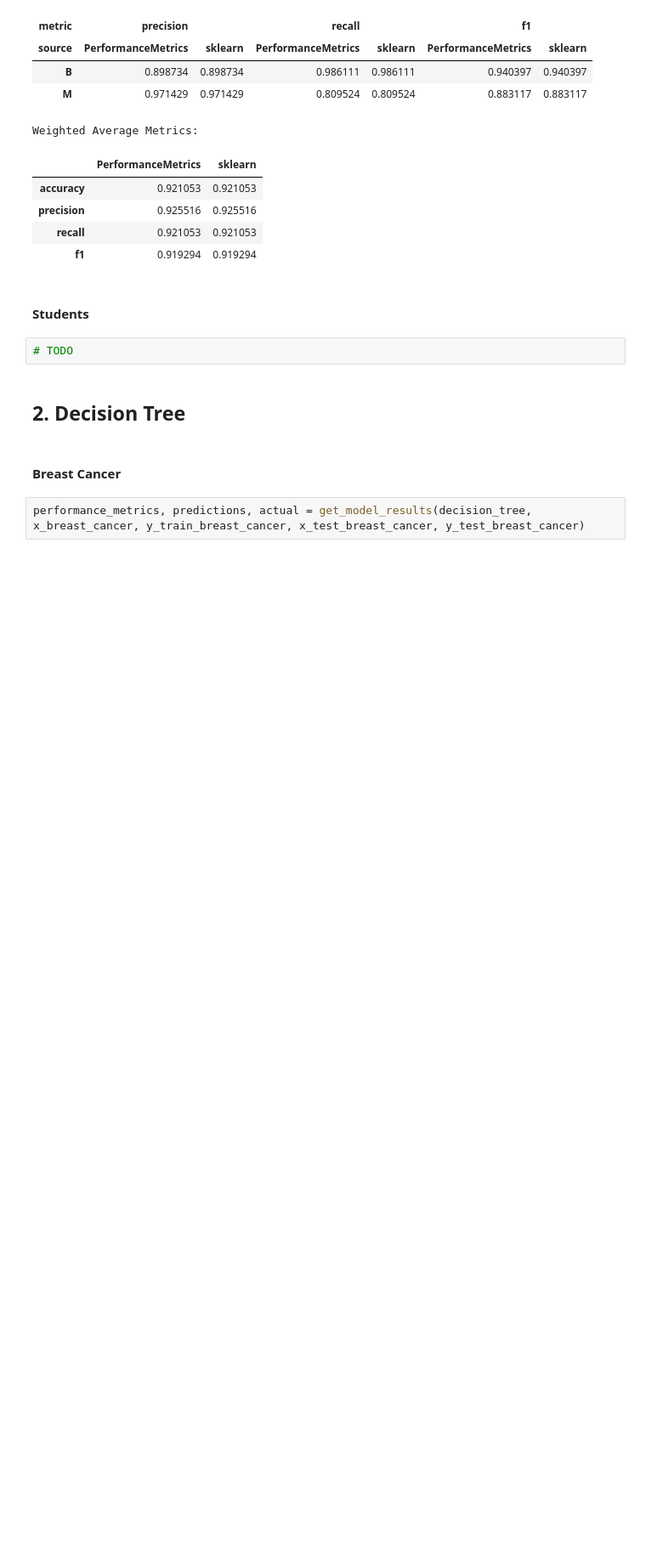
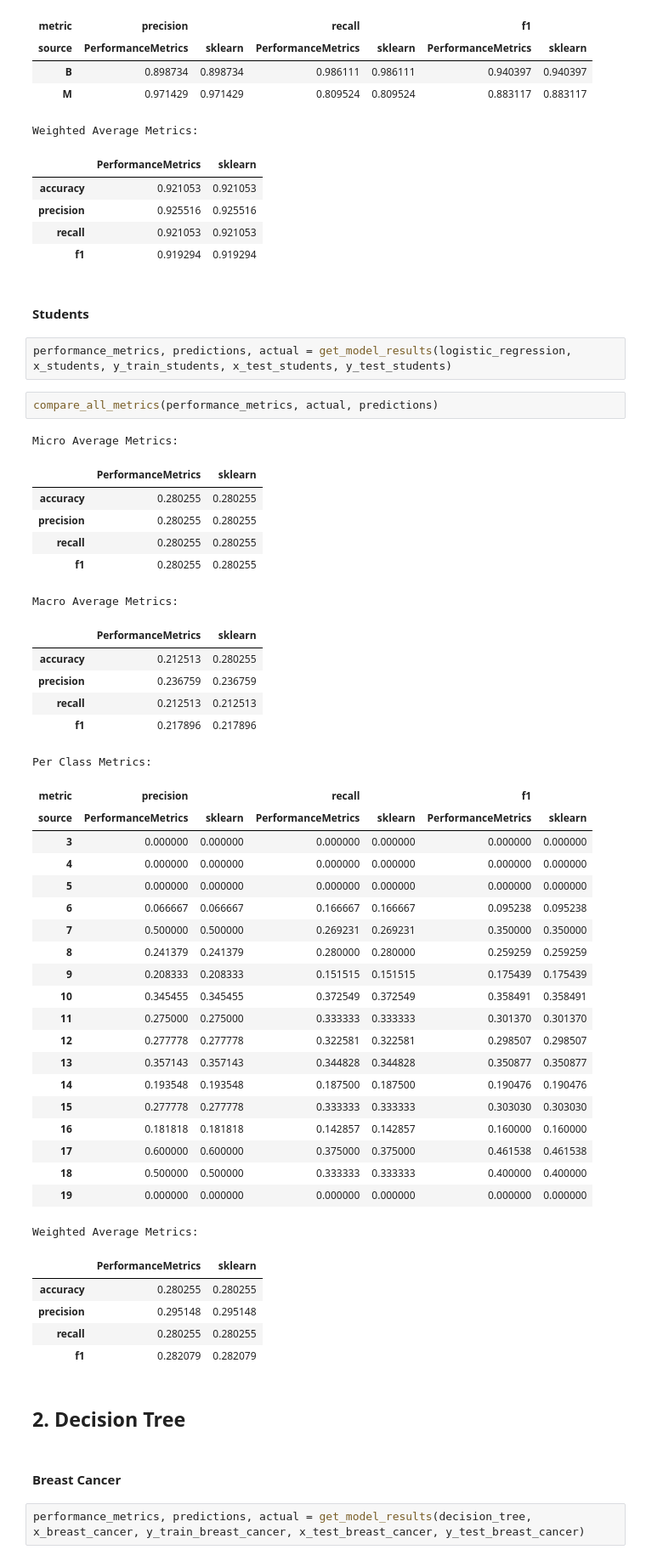
Before and after one commit to psiku/UMA---Techniki-oceny-klasyfikacji, a Jupyter notebook: notebooks/01-performance_metrics-tests.ipynb, the cells around one changed output. Shown at 85% size. Saved outputs shown, nothing was run; the diff lists cells and outputs as text; blank space fills up the shorter version.

```diff
--- a/notebooks/01-performance_metrics-tests.ipynb
+++ b/notebooks/01-performance_metrics-tests.ipynb
@@ -150,7 +180,48 @@ Weighted Average Metrics:
 # %% [markdown]
 #### Students
 # %%
-# TODO
+performance_metrics, predictions, actual = get_model_results(logistic_regression, x_students, y_train_students, x_test_students, y_test_students)
+# %%
+compare_all_metrics(performance_metrics, actual, predictions)
+# %% [output]
+Micro Average Metrics:
+|  | PerformanceMetrics | sklearn |
+| accuracy | 0.280255 | 0.280255 |
+| precision | 0.280255 | 0.280255 |
+| recall | 0.280255 | 0.280255 |
+| f1 | 0.280255 | 0.280255 |
+Macro Average Metrics:
+|  | PerformanceMetrics | sklearn |
+| accuracy | 0.212513 | 0.280255 |
+| precision | 0.236759 | 0.236759 |
+| recall | 0.212513 | 0.212513 |
+| f1 | 0.217896 | 0.217896 |
+Per Class Metrics:
+| metric | precision |  | recall |  | f1 |  |
+| source | PerformanceMetrics | sklearn | PerformanceMetrics | sklearn | PerformanceMetrics | sklearn |
+| 3 | 0.000000 | 0.000000 | 0.000000 | 0.000000 | 0.000000 | 0.000000 |
+| 4 | 0.000000 | 0.000000 | 0.000000 | 0.000000 | 0.000000 | 0.000000 |
+| 5 | 0.000000 | 0.000000 | 0.000000 | 0.000000 | 0.000000 | 0.000000 |
+| 6 | 0.066667 | 0.066667 | 0.166667 | 0.166667 | 0.095238 | 0.095238 |
+| 7 | 0.500000 | 0.500000 | 0.269231 | 0.269231 | 0.350000 | 0.350000 |
+| 8 | 0.241379 | 0.241379 | 0.280000 | 0.280000 | 0.259259 | 0.259259 |
+| 9 | 0.208333 | 0.208333 | 0.151515 | 0.151515 | 0.175439 | 0.175439 |
+| 10 | 0.345455 | 0.345455 | 0.372549 | 0.372549 | 0.358491 | 0.358491 |
+| 11 | 0.275000 | 0.275000 | 0.333333 | 0.333333 | 0.301370 | 0.301370 |
+| 12 | 0.277778 | 0.277778 | 0.322581 | 0.322581 | 0.298507 | 0.298507 |
+| 13 | 0.357143 | 0.357143 | 0.344828 | 0.344828 | 0.350877 | 0.350877 |
+| 14 | 0.193548 | 0.193548 | 0.187500 | 0.187500 | 0.190476 | 0.190476 |
+| 15 | 0.277778 | 0.277778 | 0.333333 | 0.333333 | 0.303030 | 0.303030 |
+| 16 | 0.181818 | 0.181818 | 0.142857 | 0.142857 | 0.160000 | 0.160000 |
+| 17 | 0.600000 | 0.600000 | 0.375000 | 0.375000 | 0.461538 | 0.461538 |
+| 18 | 0.500000 | 0.500000 | 0.333333 | 0.333333 | 0.400000 | 0.400000 |
+| 19 | 0.000000 | 0.000000 | 0.000000 | 0.000000 | 0.000000 | 0.000000 |
+Weighted Average Metrics:
+|  | PerformanceMetrics | sklearn |
+| accuracy | 0.280255 | 0.280255 |
+| precision | 0.295148 | 0.295148 |
+| recall | 0.280255 | 0.280255 |
+| f1 | 0.282079 | 0.282079 |
 # %% [markdown]
 ## 2. Decision Tree
 # %% [markdown]
```
Also changed, not shown: parts of 29 cells of this notebook, 2 other files.
